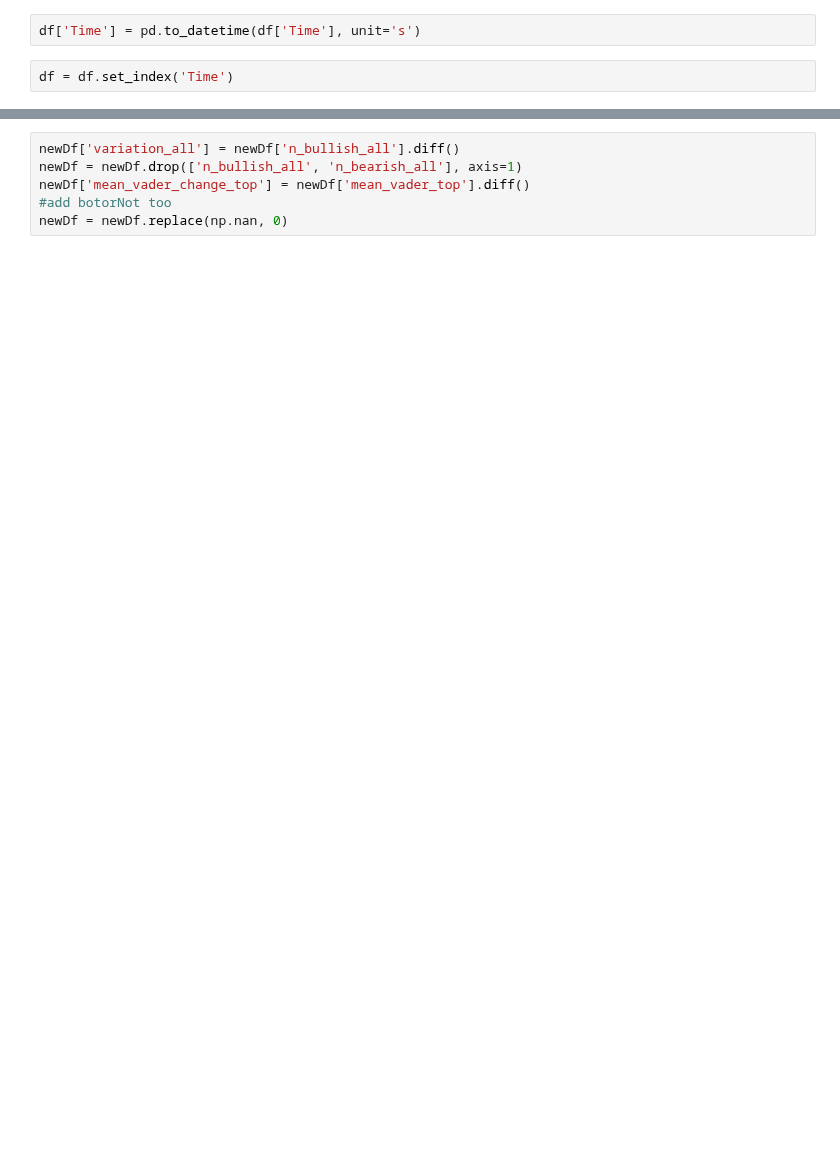
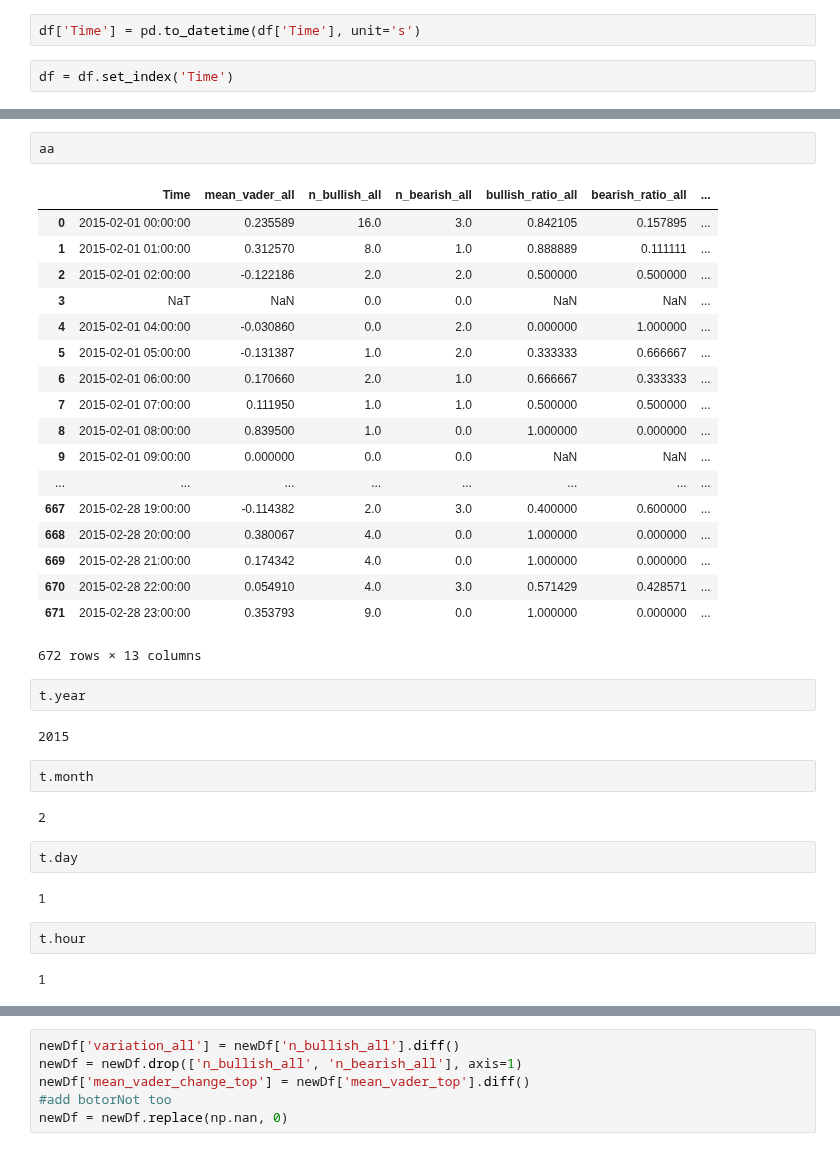
Before and after one commit to warproxxx/CryptoTrader, a Jupyter notebook: src/data_utils/twitter_data/processor/Untitled.ipynb, the cells around one changed output, grey strips where cells are left out. Saved outputs shown, nothing was run; the diff lists cells and outputs as text; blank space fills up the shorter version.

```diff
--- a/src/data_utils/twitter_data/processor/Untitled.ipynb
+++ b/src/data_utils/twitter_data/processor/Untitled.ipynb
@@ -108,0 +105,37 @@ newDf = df.groupby(pd.Grouper(freq='H')).apply(f)
+# %%
+aa
+# %% [output]
+|  | Time | mean_vader_all | n_bullish_all | n_bearish_all | bullish_ratio_all | bearish_ratio_all | ... |
+| 0 | 2015-02-01 00:00:00 | 0.235589 | 16.0 | 3.0 | 0.842105 | 0.157895 | ... |
+| 1 | 2015-02-01 01:00:00 | 0.312570 | 8.0 | 1.0 | 0.888889 | 0.111111 | ... |
+| 2 | 2015-02-01 02:00:00 | -0.122186 | 2.0 | 2.0 | 0.500000 | 0.500000 | ... |
+| 3 | NaT | NaN | 0.0 | 0.0 | NaN | NaN | ... |
+| 4 | 2015-02-01 04:00:00 | -0.030860 | 0.0 | 2.0 | 0.000000 | 1.000000 | ... |
+| 5 | 2015-02-01 05:00:00 | -0.131387 | 1.0 | 2.0 | 0.333333 | 0.666667 | ... |
+| 6 | 2015-02-01 06:00:00 | 0.170660 | 2.0 | 1.0 | 0.666667 | 0.333333 | ... |
+| 7 | 2015-02-01 07:00:00 | 0.111950 | 1.0 | 1.0 | 0.500000 | 0.500000 | ... |
+| 8 | 2015-02-01 08:00:00 | 0.839500 | 1.0 | 0.0 | 1.000000 | 0.000000 | ... |
+| 9 | 2015-02-01 09:00:00 | 0.000000 | 0.0 | 0.0 | NaN | NaN | ... |
+| ... | ... | ... | ... | ... | ... | ... | ... |
+| 667 | 2015-02-28 19:00:00 | -0.114382 | 2.0 | 3.0 | 0.400000 | 0.600000 | ... |
+| 668 | 2015-02-28 20:00:00 | 0.380067 | 4.0 | 0.0 | 1.000000 | 0.000000 | ... |
+| 669 | 2015-02-28 21:00:00 | 0.174342 | 4.0 | 0.0 | 1.000000 | 0.000000 | ... |
+| 670 | 2015-02-28 22:00:00 | 0.054910 | 4.0 | 3.0 | 0.571429 | 0.428571 | ... |
+| 671 | 2015-02-28 23:00:00 | 0.353793 | 9.0 | 0.0 | 1.000000 | 0.000000 | ... |
+672 rows × 13 columns
+# %%
+t.year
+# %% [output]
+2015
+# %%
+t.month
+# %% [output]
+2
+# %%
+t.day
+# %% [output]
+1
+# %%
+t.hour
+# %% [output]
+1
```
Also changed, not shown: parts of 12 cells of this notebook, 14 other files.
